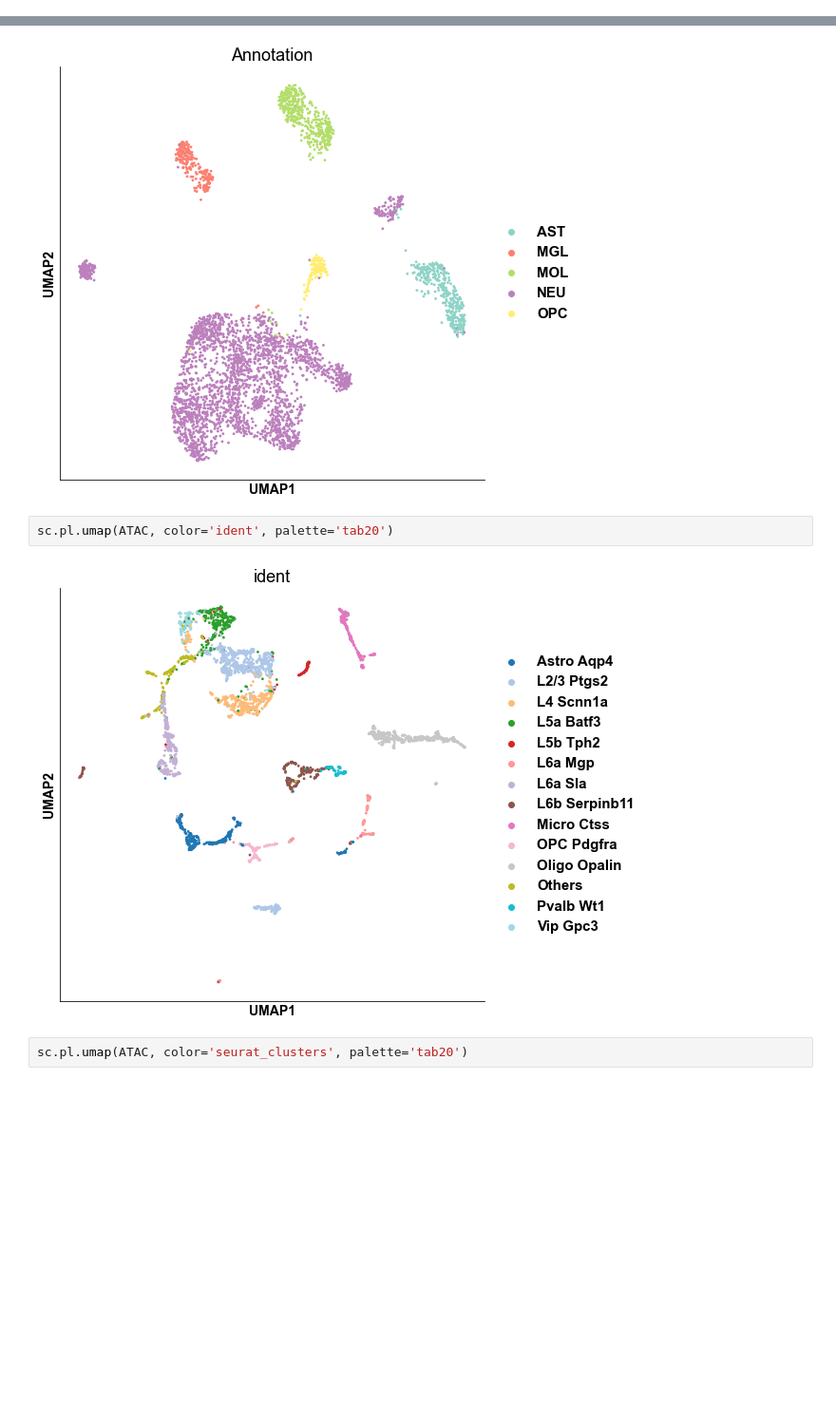
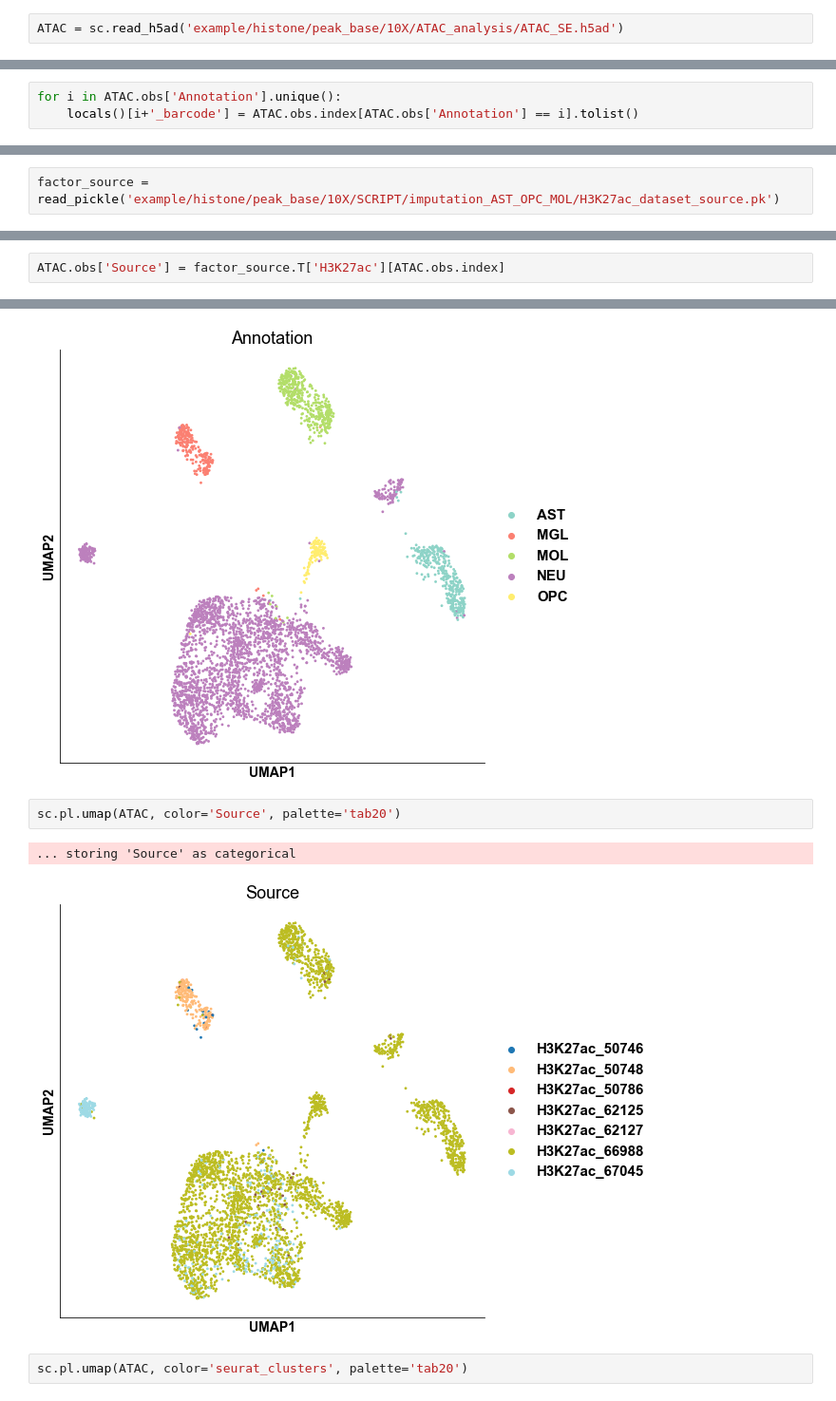
Before and after one commit to xindong95/SCRIP_notebook, a Jupyter notebook: histone_peak_python.ipynb, the cells around one changed output, grey strips where cells are left out. Shown at 95% size. Saved outputs shown, nothing was run; the diff lists cells and outputs as text; blank space fills up the shorter version.

```diff
--- a/histone_peak_python.ipynb
+++ b/histone_peak_python.ipynb
@@ -419,0 +521,2 @@ ATAC.obs['ident'] = metadata['assign.ident'][ATAC.obs.index]
+# %%
+ATAC = sc.read_h5ad('example/histone/peak_base/10X/ATAC_analysis/ATAC_SE.h5ad')
@@ -449,0 +529,3 @@ INFO 2021-09-16 15:27:14 Finished!
+# %%
+for i in ATAC.obs['Annotation'].unique():
+    locals()[i+'_barcode'] = ATAC.obs.index[ATAC.obs['Annotation'] == i].tolist()
@@ -449,0 +561,2 @@ INFO 2021-09-16 15:27:14 Finished!
+# %%
+factor_source = read_pickle('example/histone/peak_base/10X/SCRIPT/imputation_AST_OPC_MOL/H3K27ac_dataset_source.pk')
@@ -596,6 +633,8 @@ ATAC.var.index = [i.replace('-', '_') for i in ATAC.var.index]
 ATAC.var.index = [i.replace(':', '_') for i in ATAC.var.index]
 ATAC.obs['Annotation'] = metadata['CellType'][ATAC.obs.index]
 ATAC.obs['ident'] = metadata['assign.ident'][ATAC.obs.index]
+# %%
+ATAC.obs['Source'] = factor_source.T['H3K27ac'][ATAC.obs.index]
 # %%
 sc.pl.umap(ATAC, color='Annotation', palette='Set3')
 # %% [output]
@@ -603,9 +642,10 @@ sc.pl.umap(ATAC, color='Annotation', palette='Set3')
 ... storing 'Annotation' as categorical
 [figure]
 # %%
-sc.pl.umap(ATAC, color='ident', palette='tab20')
+sc.pl.umap(ATAC, color='Source', palette='tab20')
 # %% [output]
+... storing 'Source' as categorical
-[figure, old version]
+[figure, new version]
 # %%
 sc.pl.umap(ATAC, color='seurat_clusters', palette='tab20')
 # %% [output]
```
Also changed, not shown: parts of 127 cells of this notebook, 3 other files.
